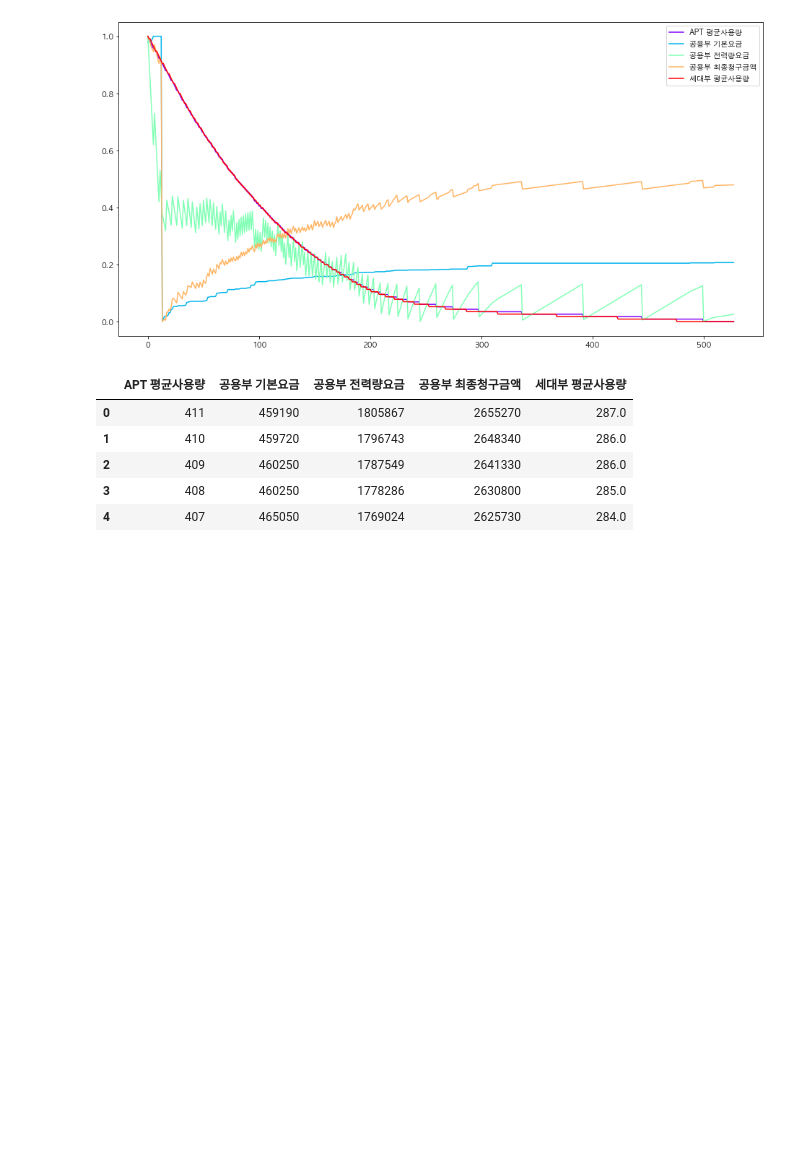
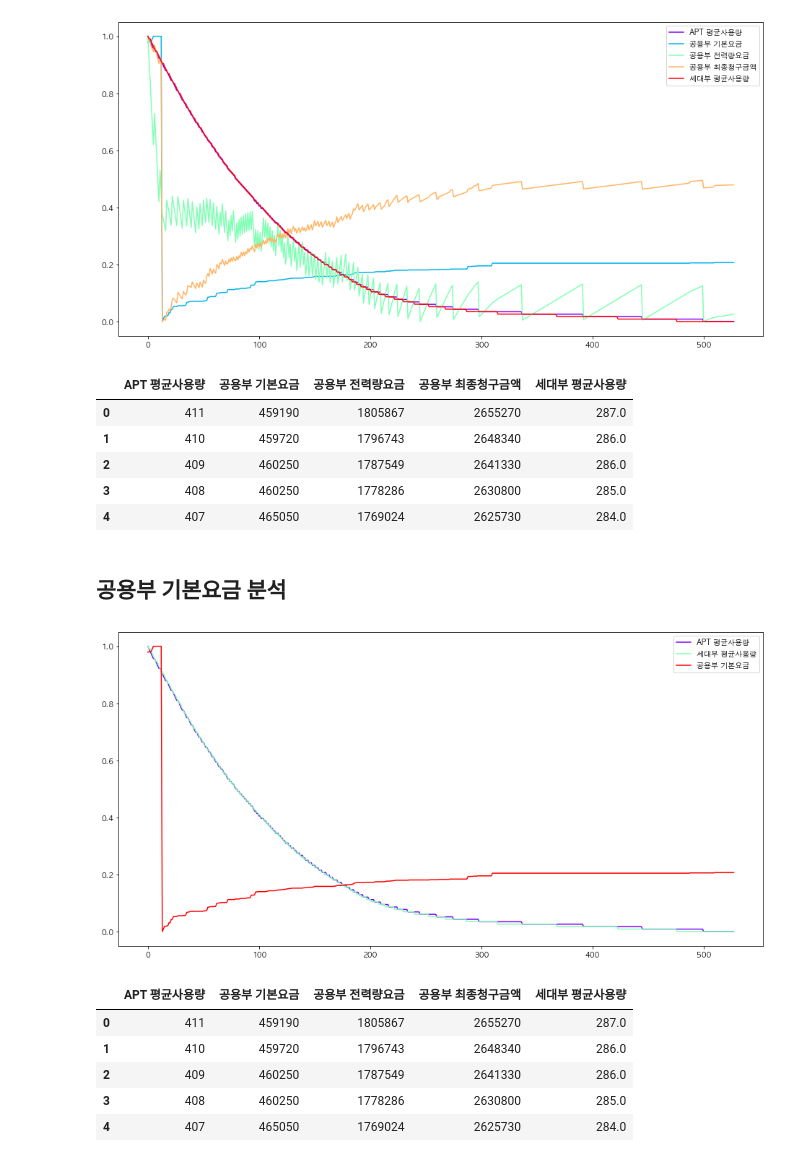
Before and after one commit to formegusto/what-is-public-fee, a Jupyter notebook: 전기를 아꼈을 때, 공동설비요금이 감소할까? (형평성의 문제에 대하여).ipynb, the cells around one changed output. Saved outputs shown, nothing was run; the diff lists cells and outputs as text; code cells hidden in the pictures; blank space fills up the shorter version.

Commit message:
update : 공용부 기본요금 정리 시작 init:

```diff
--- a/전기를 아꼈을 때, 공동설비요금이 감소할까? (형평성의 문제에 대하여).ipynb
+++ b/전기를 아꼈을 때, 공동설비요금이 감소할까? (형평성의 문제에 대하여).ipynb
@@ -130,3 +144,28 @@ saving_pd.head()
 | 2 | 409 | 460250 | 1787549 | 2641330 | 286.0 |
 | 3 | 408 | 460250 | 1778286 | 2630800 | 285.0 |
 | 4 | 407 | 465050 | 1769024 | 2625730 | 284.0 |
+# %% [markdown]
+## 공용부 기본요금 분석
+# %%
+matplotlib.use('module://matplotlib_inline.backend_inline')
+plt.figure(figsize=(16,8))
+
+norm_saving_pd = saving_pd[['APT 평균사용량', '세대부 평균사용량', '공용부 기본요금']].copy()
+my_palette = plt.cm.get_cmap("rainbow", len(norm_saving_pd.columns))
+
+for idx,col in enumerate(norm_saving_pd):
+    norm_saving_pd[col] = (norm_saving_pd[col] - norm_saving_pd[col].min()) / (norm_saving_pd[col].max() - norm_saving_pd[col].min())
+    plt.plot(norm_saving_pd[col], label=col, color=my_palette(idx))
+
+plt.legend()
+plt.show()
+
+saving_pd.head()
+# %% [output]
+[figure, added]
+|  | APT 평균사용량 | 공용부 기본요금 | 공용부 전력량요금 | 공용부 최종청구금액 | 세대부 평균사용량 |
+| 0 | 411 | 459190 | 1805867 | 2655270 | 287.0 |
+| 1 | 410 | 459720 | 1796743 | 2648340 | 286.0 |
+| 2 | 409 | 460250 | 1787549 | 2641330 | 286.0 |
+| 3 | 408 | 460250 | 1778286 | 2630800 | 285.0 |
+| 4 | 407 | 465050 | 1769024 | 2625730 | 284.0 |
```
Also changed, not shown: parts of 3 cells of this notebook.
